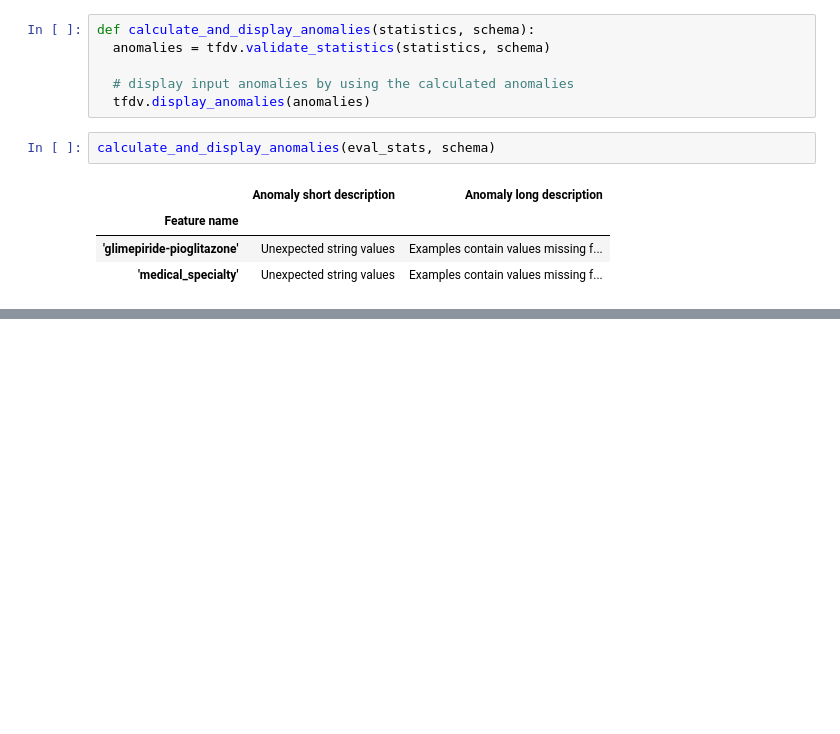
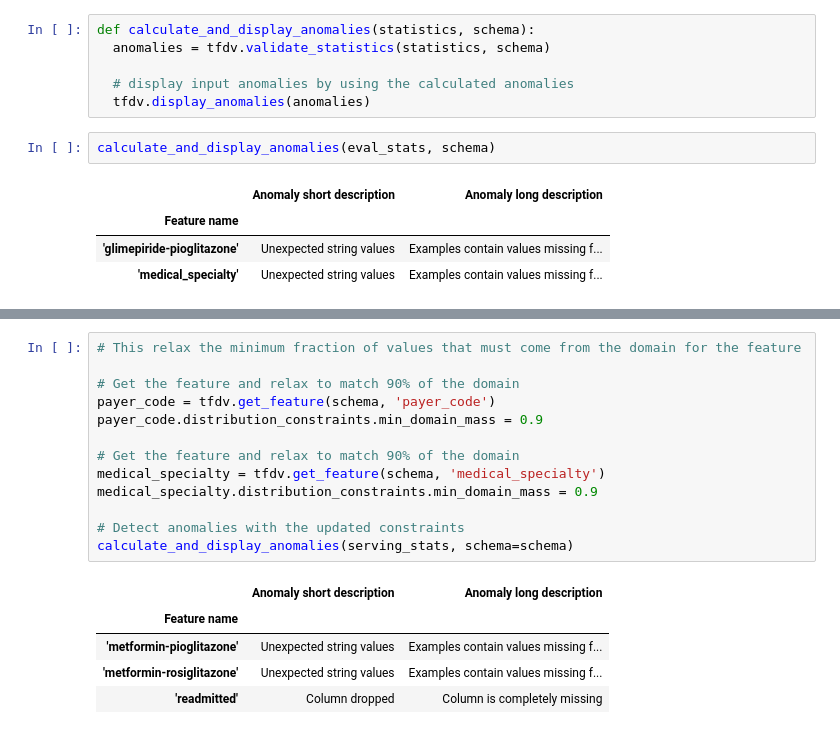
Before and after one commit to LongNguyen1984/GANLearning, a Jupyter notebook: Ass1MLOPsCourse2_ipynb.ipynb, the cells around one changed output, grey strips where cells are left out. Drawn from its saved outputs; the diff is of its cells as text; blank space fills up the shorter version.

```diff
--- a/Ass1MLOPsCourse2_ipynb.ipynb
+++ b/Ass1MLOPsCourse2_ipynb.ipynb
@@ -304,0 +354,19 @@ calculate_and_display_anomalies(eval_stats, schema)
+# %%
+# This relax the minimum fraction of values that must come from the domain for the feature
+
+# Get the feature and relax to match 90% of the domain
+payer_code = tfdv.get_feature(schema, 'payer_code')
+payer_code.distribution_constraints.min_domain_mass = 0.9
+
+# Get the feature and relax to match 90% of the domain
+medical_specialty = tfdv.get_feature(schema, 'medical_specialty')
+medical_specialty.distribution_constraints.min_domain_mass = 0.9
+
+# Detect anomalies with the updated constraints
+calculate_and_display_anomalies(serving_stats, schema=schema)
+# %% [output]
+|  | Anomaly short description | Anomaly long description |
+| Feature name |  |  |
+| 'metformin-pioglitazone' | Unexpected string values | Examples contain values missing f... |
+| 'metformin-rosiglitazone' | Unexpected string values | Examples contain values missing f... |
+| 'readmitted' | Column dropped | Column is completely missing |
```
Also changed, not shown: parts of 13 cells of this notebook.
